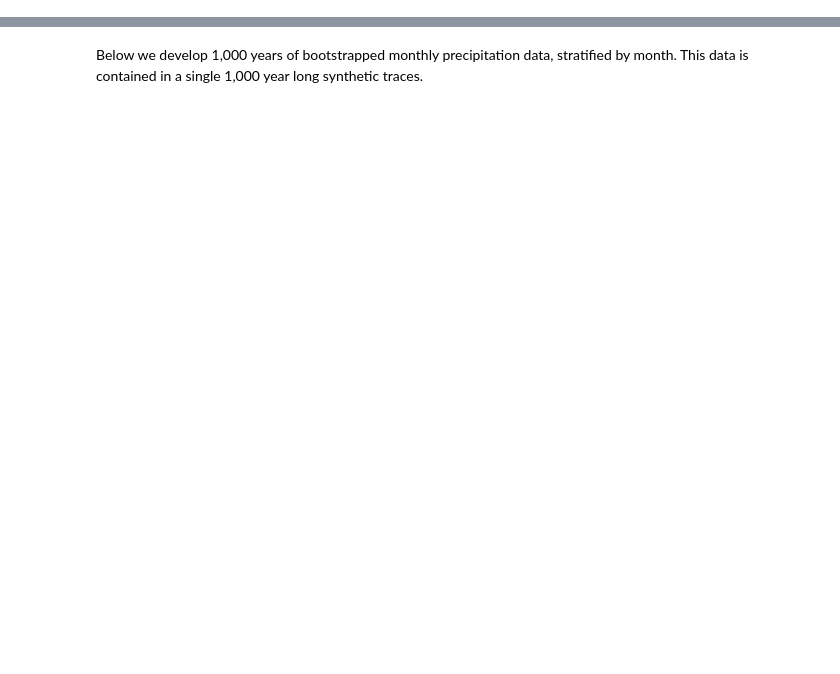
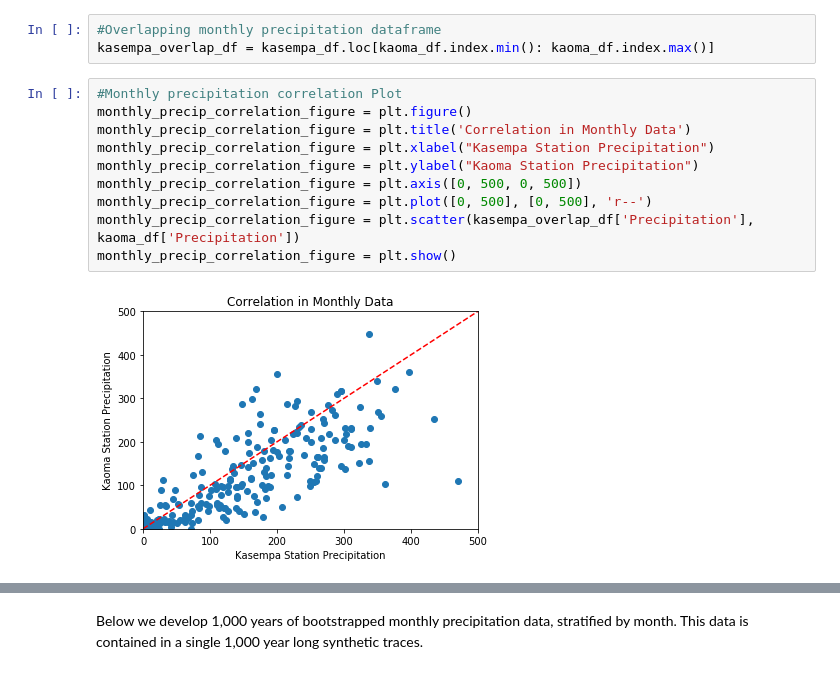
Before and after one commit to jolszew2/Iolanda, a Jupyter notebook: Iolanda.ipynb, the cells around one changed output, grey strips where cells are left out. Drawn from its saved outputs; the diff is of its cells as text; blank space fills up the shorter version.

```diff
--- a/Iolanda.ipynb
+++ b/Iolanda.ipynb
@@ -189,0 +142,15 @@ plot.boxplot(kaoma_monthly_dfs);
+# %%
+#Overlapping monthly precipitation dataframe
+kasempa_overlap_df = kasempa_df.loc[kaoma_df.index.min(): kaoma_df.index.max()]
+# %%
+#Monthly precipitation correlation Plot
+monthly_precip_correlation_figure = plt.figure()
+monthly_precip_correlation_figure = plt.title('Correlation in Monthly Data')
+monthly_precip_correlation_figure = plt.xlabel("Kasempa Station Precipitation")
+monthly_precip_correlation_figure = plt.ylabel("Kaoma Station Precipitation")
+monthly_precip_correlation_figure = plt.axis([0, 500, 0, 500])
+monthly_precip_correlation_figure = plt.plot([0, 500], [0, 500], 'r--')
+monthly_precip_correlation_figure = plt.scatter(kasempa_overlap_df['Precipitation'], kaoma_df['Precipitation'])
+monthly_precip_correlation_figure = plt.show()
+# %% [output]
+[figure, added]
```
Also changed, not shown: parts of 87 cells of this notebook.
